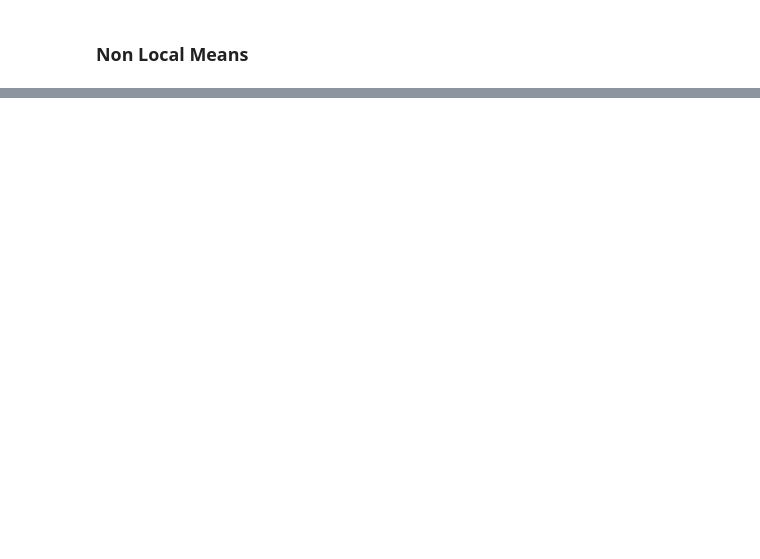
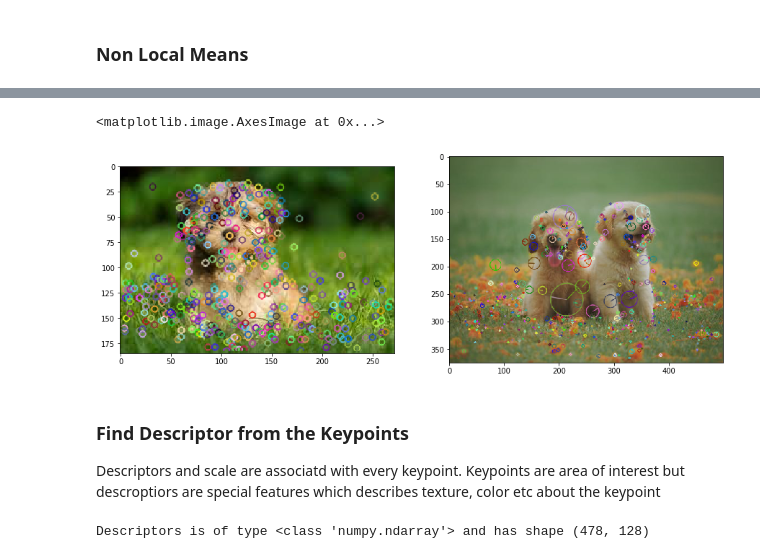
Before and after one commit to deshwalmahesh/Image-Processing, a Jupyter notebook: Image Processing.ipynb, the cells around one changed output, grey strips where cells are left out. Cells and saved outputs as stored; diff of their text form; code cells hidden in the pictures; blank space fills up the shorter version.

```diff
--- a/Image Processing.ipynb
+++ b/Image Processing.ipynb
@@ -223,0 +312,31 @@ plt.imshow(nl_mean)
+# %%
+# open Cv has all the workings in BGR format
+dog1 = cv2.imread('single.jpeg')
+dog2 = cv2.imread('duo.jpeg')
+
+gray1 = cv2.cvtColor(dog1,cv2.COLOR_BGR2GRAY) # working with grayscale is fast
+gray2 = cv2.cvtColor(dog2,cv2.COLOR_BGR2GRAY)
+# %%
+sift_obj = cv2.xfeatures2d.SIFT_create() # instantiate the sift objct
+kp1 = sift_obj.detect(gray1,None)
+kp2 = sift_obj.detect(gray2,None) # detect the list of keypoints where mask is none
+# %%
+dog1_kp = cv2.drawKeypoints(dog1,kp1,outImage=None)
+dog2_kp = cv2.drawKeypoints(dog2,kp2,outImage=None,flags=cv2.DrawMatchesFlags_DRAW_RICH_KEYPOINTS)
+# second one has the keypoints with different sizes to tell which region is used to form the keypoint
+# it also has gradient or direction of keypoint as line inside circle
+
+f,ax = plt.subplots(1,2,figsize=(15,7))
+ax[0].imshow(cv2.cvtColor(dog1_kp,cv2.COLOR_BGR2RGB),) # we are used to see the RGB format
+ax[1].imshow(cv2.cvtColor(dog2_kp,cv2.COLOR_BGR2RGB),)
+# %% [output]
+<matplotlib.image.AxesImage at 0x...>
+[figure, added]
+# %% [markdown]
+### Find Descriptor from the Keypoints
+Descriptors and scale are associatd with every keypoint. Keypoints are area of interest but descroptiors are special features which describes texture, color etc about the keypoint
+# %%
+kp1,descr1 = sift_obj.compute(gray1,kp1)
+print(f'Descriptors is of type {type(descr1)} and has shape {descr1.shape}') # array of numbers
+# %% [output]
+Descriptors is of type <class 'numpy.ndarray'> and has shape (478, 128)
```
Also changed, not shown: parts of 39 cells of this notebook, 3 other files.
